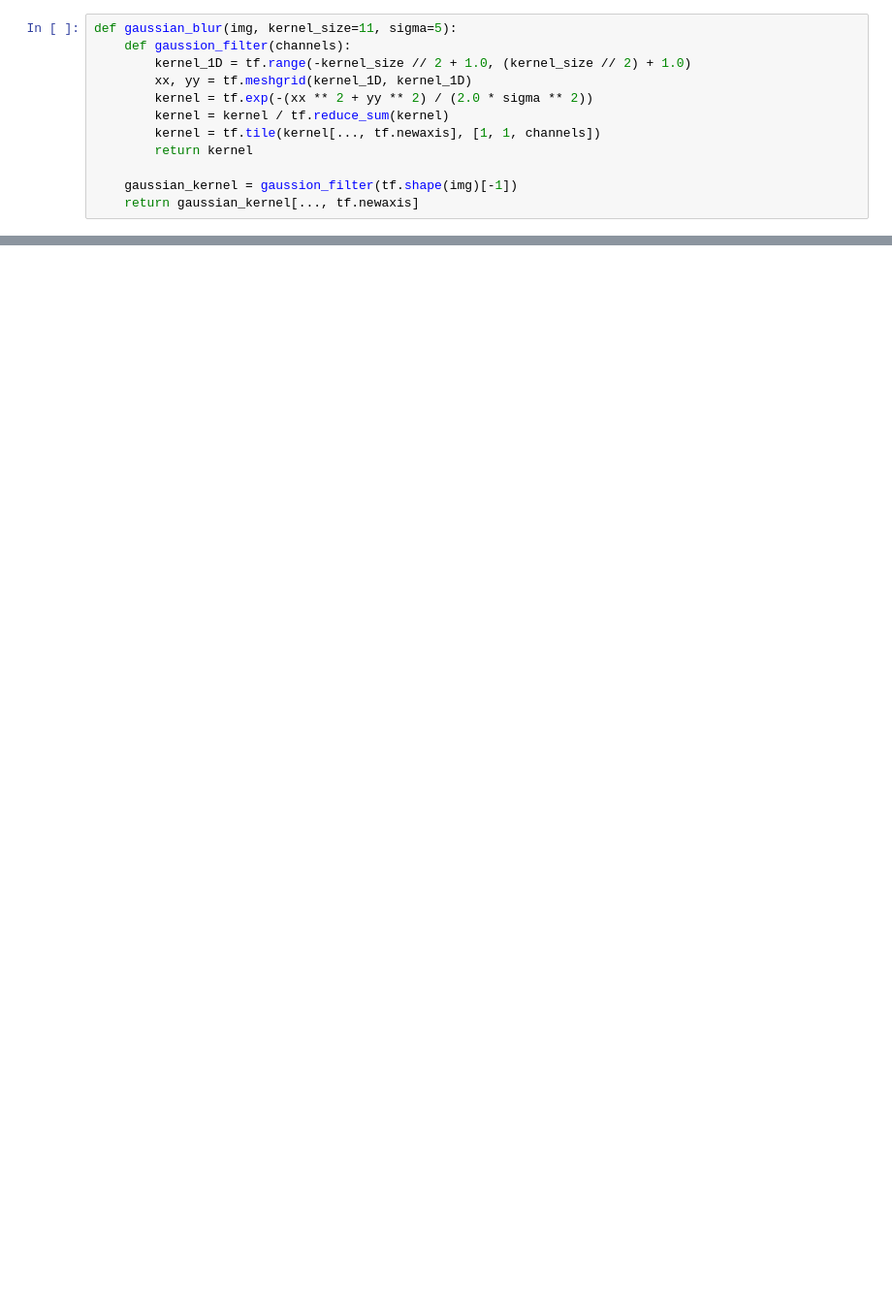
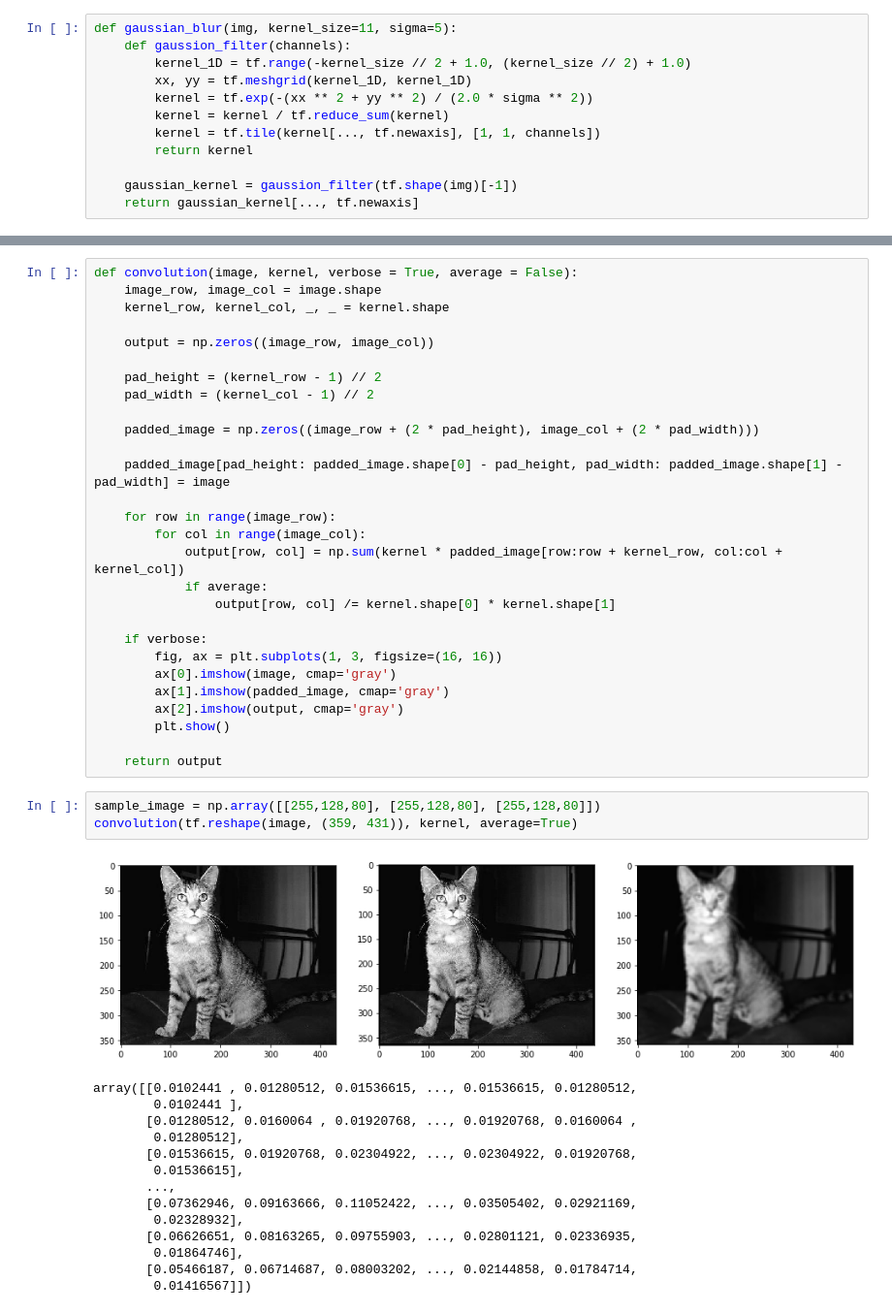
Before and after one commit to SatioO/DL_Practices, a Jupyter notebook: TF Implementation of Gaussian Filter.ipynb, the cells around one changed output, grey strips where cells are left out. Shown: that part at 97% size. Cells and saved outputs as stored; diff of their text form; blank space fills up the shorter version.

```diff
--- a/TF Implementation of Gaussian Filter.ipynb
+++ b/TF Implementation of Gaussian Filter.ipynb
@@ -37,0 +39,46 @@ ax[2].imshow(tf.reshape(conv[0], (conv.shape[1], conv.shape[2])))
+# %%
+def convolution(image, kernel, verbose = True, average = False):
+    image_row, image_col = image.shape
+    kernel_row, kernel_col, _, _ = kernel.shape
+
+    output = np.zeros((image_row, image_col))
+
+    pad_height = (kernel_row - 1) // 2
+    pad_width = (kernel_col - 1) // 2
+
+    padded_image = np.zeros((image_row + (2 * pad_height), image_col + (2 * pad_width)))
+
+    padded_image[pad_height: padded_image.shape[0] - pad_height, pad_width: padded_image.shape[1] - pad_width] = image
+
+    for row in range(image_row):
+        for col in range(image_col):
+            output[row, col] = np.sum(kernel * padded_image[row:row + kernel_row, col:col + kernel_col])
+            if average:
+                output[row, col] /= kernel.shape[0] * kernel.shape[1]
+
+    if verbose:
+        fig, ax = plt.subplots(1, 3, figsize=(16, 16))
+        ax[0].imshow(image, cmap='gray')
+        ax[1].imshow(padded_image, cmap='gray')
+        ax[2].imshow(output, cmap='gray')
+        plt.show()
+
+    return output
+# %%
+sample_image = np.array([[255,128,80], [255,128,80], [255,128,80]])
+convolution(tf.reshape(image, (359, 431)), kernel, average=True)
+# %% [output]
+[figure, added]
+array([[0.0102441 , 0.01280512, 0.01536615, ..., 0.01536615, 0.01280512,
+        0.0102441 ],
+       [0.01280512, 0.0160064 , 0.01920768, ..., 0.01920768, 0.0160064 ,
+        0.01280512],
+       [0.01536615, 0.01920768, 0.02304922, ..., 0.02304922, 0.01920768,
+        0.01536615],
+       ...,
+       [0.07362946, 0.09163666, 0.11052422, ..., 0.03505402, 0.02921169,
+        0.02328932],
+       [0.06626651, 0.08163265, 0.09755903, ..., 0.02801121, 0.02336935,
+        0.01864746],
+       [0.05466187, 0.06714687, 0.08003202, ..., 0.02144858, 0.01784714,
+        0.01416567]])
```
Also changed, not shown: parts of 5 cells of this notebook.
